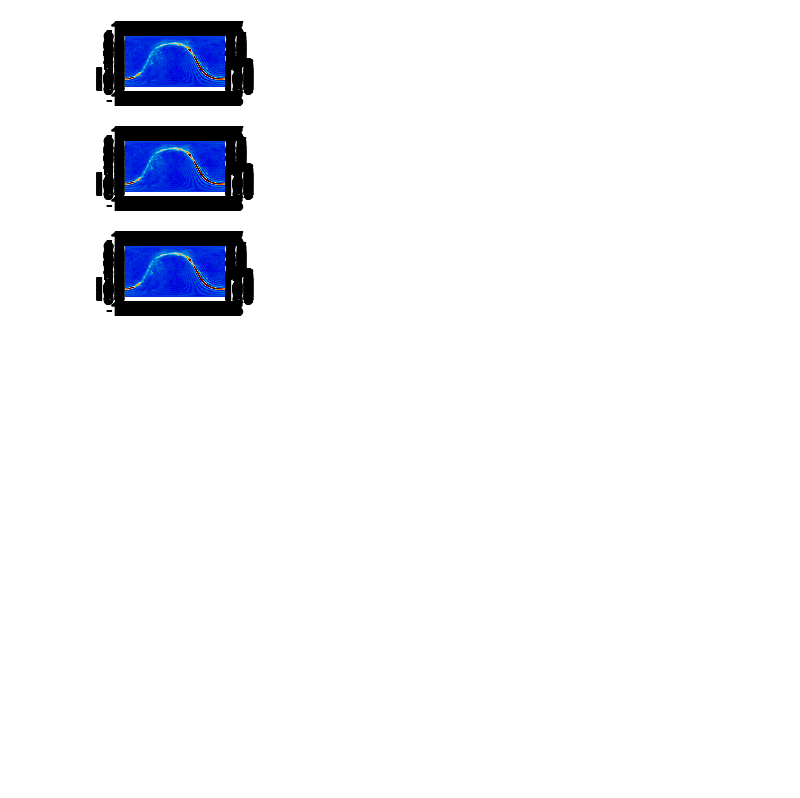
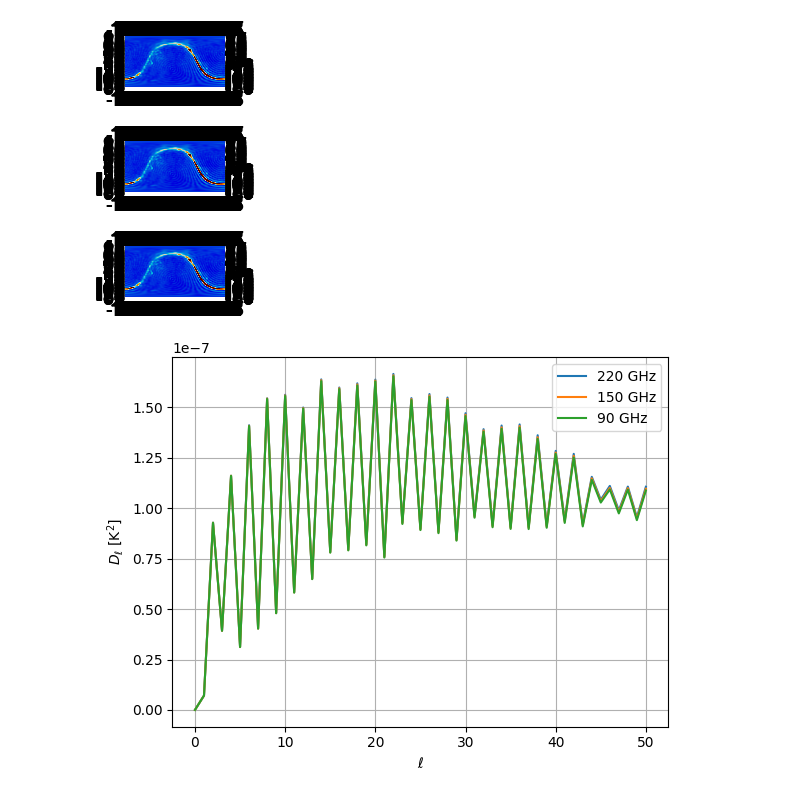
Before and after one commit to kmsurrao/Non-Gaussian-Sky-Simulations, a Jupyter notebook: make_plots.ipynb, the cells around one changed output. Cells and saved outputs as stored; diff of their text form; code cells hidden in the pictures; blank space fills up the shorter version.

Commit message:
add script for plotting

```diff
--- a/view_outputs.ipynb
+++ b/make_plots.ipynb
@@ -126,3 +126,16 @@ for i, freq in enumerate([220, 150, 90]):
 [figure]
 [figure]
 [figure]
+# %%
+for i, freq in enumerate([220, 150, 90]):
+    map_ = enmap.read_map(f'sim_{freq}GHz')
+    alm = curvedsky.map2alm(map_, lmax=ellmax)
+    cl = curvedsky.alm2cl(alm)
+    plt.plot(ells, ells*(ells+1)/2/np.pi*cl[0], label=f'{freq} GHz')
+plt.xlabel(r'$\ell$')
+plt.ylabel(r'$D_\ell$ [$\mathrm{K}^2$]')
+plt.grid()
+plt.legend()
+plt.show()
+# %% [output]
+[figure, added]
```
Also changed, not shown: parts of 1 cell of this notebook, 3 other files.
